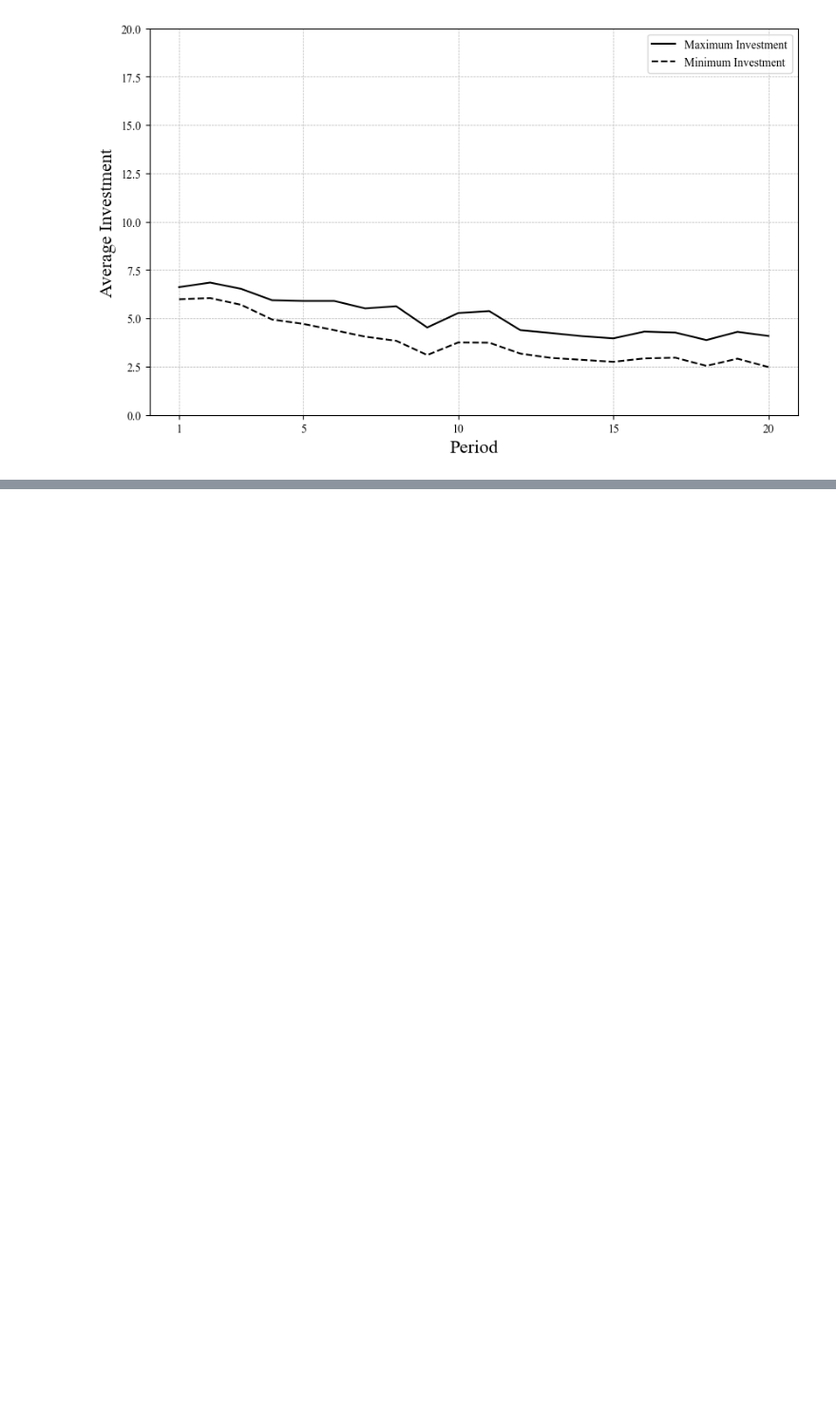
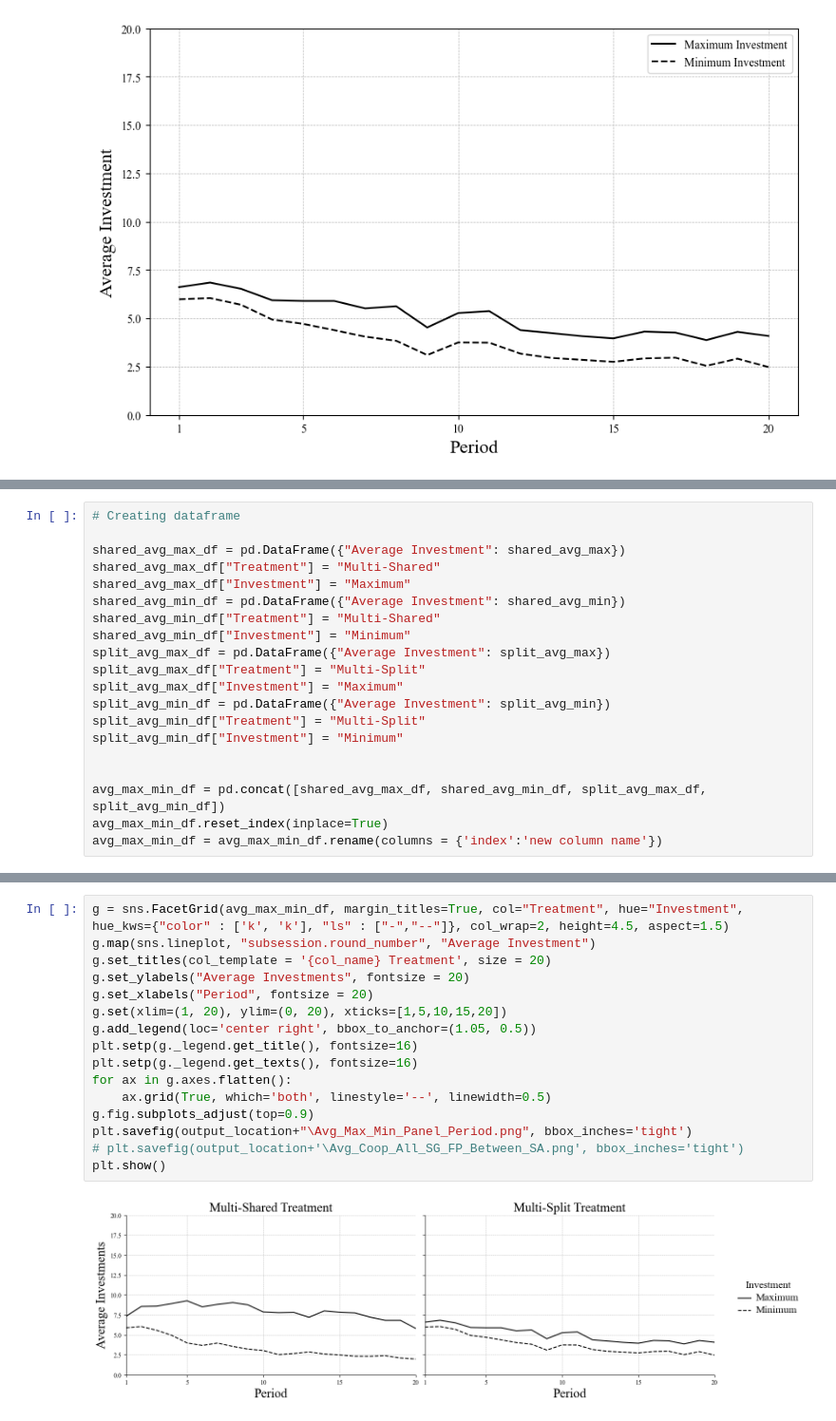
Before and after one commit to AaronSVMB/DA_4_MGPGG, a Jupyter notebook: src/Analysis/zAnalysis.ipynb, the cells around one changed output, grey strips where cells are left out. Shown at 95% size. Cells and saved outputs as stored; diff of their text form; blank space fills up the shorter version.

Commit message:
Mouli: Updated Panel Graph

```diff
--- a/src/Analysis/zAnalysis.ipynb
+++ b/src/Analysis/zAnalysis.ipynb
@@ -793,2 +793,22 @@ plt.show()
 # %% [output]
 [figure]
+# %%
+# Creating dataframe
+
+shared_avg_max_df = pd.DataFrame({"Average Investment": shared_avg_max})
+shared_avg_max_df["Treatment"] = "Multi-Shared"
+shared_avg_max_df["Investment"] = "Maximum"
+shared_avg_min_df = pd.DataFrame({"Average Investment": shared_avg_min})
+shared_avg_min_df["Treatment"] = "Multi-Shared"
+shared_avg_min_df["Investment"] = "Minimum"
+split_avg_max_df = pd.DataFrame({"Average Investment": split_avg_max})
+split_avg_max_df["Treatment"] = "Multi-Split"
+split_avg_max_df["Investment"] = "Maximum"
+split_avg_min_df = pd.DataFrame({"Average Investment": split_avg_min})
+split_avg_min_df["Treatment"] = "Multi-Split"
+split_avg_min_df["Investment"] = "Minimum"
+
+
+avg_max_min_df = pd.concat([shared_avg_max_df, shared_avg_min_df, split_avg_max_df, split_avg_min_df])
+avg_max_min_df.reset_index(inplace=True)
+avg_max_min_df = avg_max_min_df.rename(columns = {'index':'new column name'})
@@ -794,0 +831,18 @@ plt.show()
+# %%
+g = sns.FacetGrid(avg_max_min_df, margin_titles=True, col="Treatment", hue="Investment", hue_kws={"color" : ['k', 'k'], "ls" : ["-","--"]}, col_wrap=2, height=4.5, aspect=1.5)
+g.map(sns.lineplot, "subsession.round_number", "Average Investment")
+g.set_titles(col_template = '{col_name} Treatment', size = 20)
+g.set_ylabels("Average Investments", fontsize = 20)
+g.set_xlabels("Period", fontsize = 20)
+g.set(xlim=(1, 20), ylim=(0, 20), xticks=[1,5,10,15,20])
+g.add_legend(loc='center right', bbox_to_anchor=(1.05, 0.5))
+plt.setp(g._legend.get_title(), fontsize=16)
+plt.setp(g._legend.get_texts(), fontsize=16)
+for ax in g.axes.flatten():
+    ax.grid(True, which='both', linestyle='--', linewidth=0.5)
+g.fig.subplots_adjust(top=0.9)
+plt.savefig(output_location+"\Avg_Max_Min_Panel_Period.png", bbox_inches='tight')
+# plt.savefig(output_location+'\Avg_Coop_All_SG_FP_Between_SA.png', bbox_inches='tight')
+plt.show()
+# %% [output]
+[figure, added]
```
Also changed, not shown: parts of 2 cells of this notebook.
